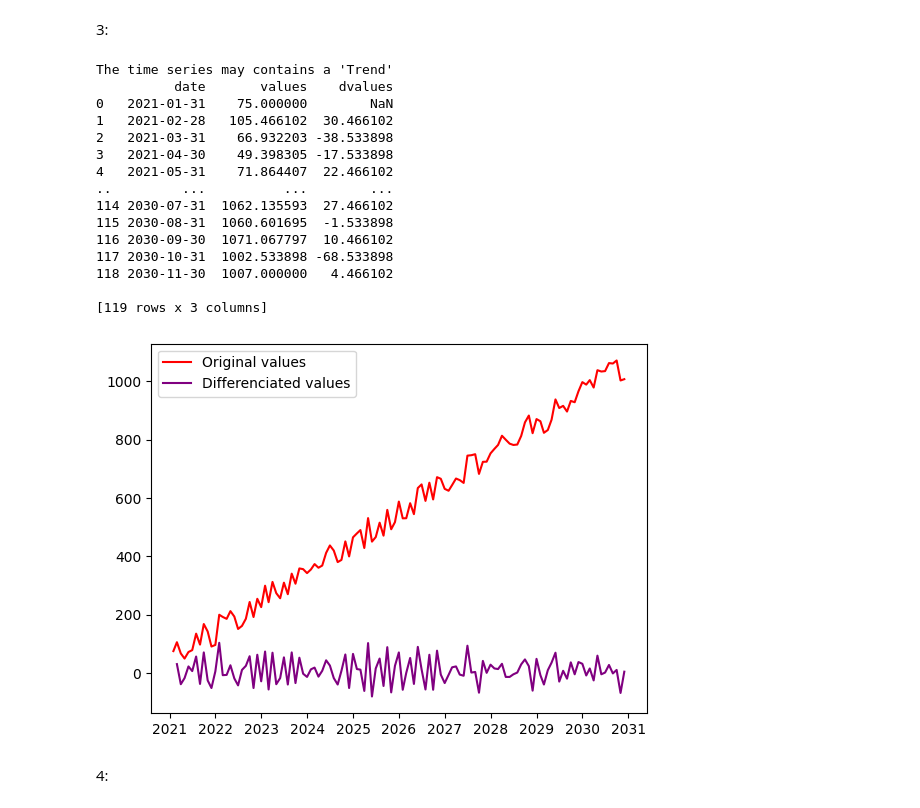
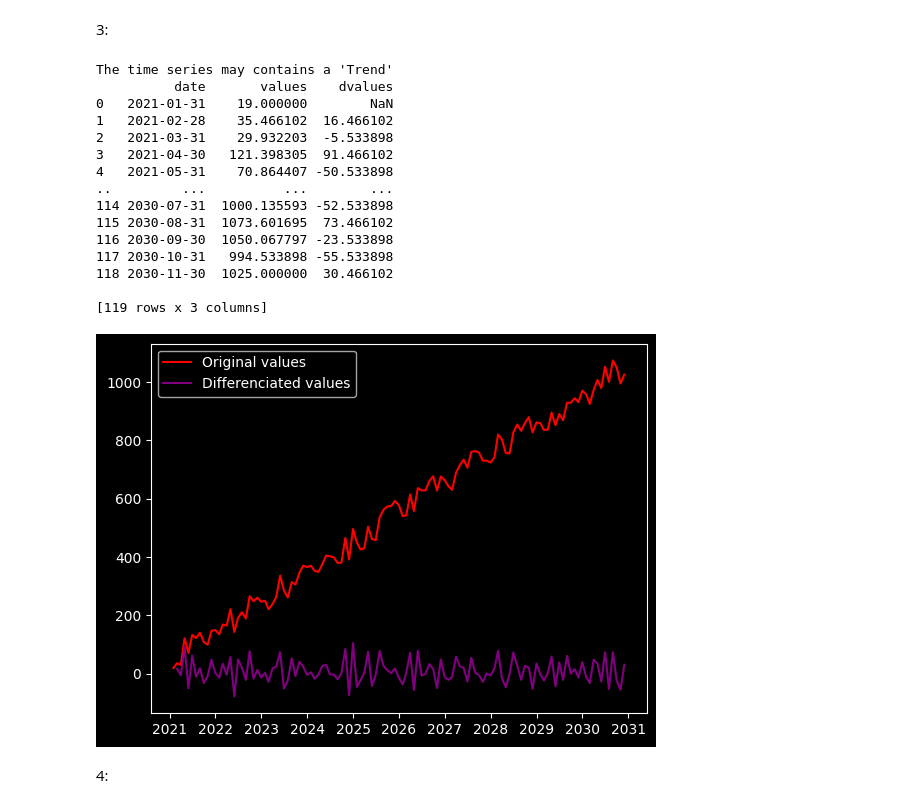
Before and after one commit to haroontrailblazer/EDA, a Jupyter notebook: Time series plots/opt.ipynb, the cells around one changed output. Saved outputs shown, nothing was run; the diff lists cells and outputs as text; code cells hidden in the pictures.

```diff
--- a/Time series plots/opt.ipynb
+++ b/Time series plots/opt.ipynb
@@ -5,26 +5,31 @@ import pandas as pd
 import matplotlib.pyplot as pt
 import numpy as np
 import seaborn as sp
+
 #creating a date from 01-01-2021 to 30-12-2030
 #the data dosen't contains any noise you easily visualize an positive linear trend in it
 date=pd.date_range(start='01-01-21',end='30-12-30',freq='M')
+
 #creating a valus column with parallel to date range
 values=np.linspace(1,750,len(date))
 ip=values+np.random.random_integers(1,40,len(date))
 df=pd.DataFrame({'date':date,'values':ip})
+
 #creating seperate column for year,day,month
 df['year']=df['date'].dt.year
 df['day']=df['date'].dt.day
 df['month']=df['date'].dt.month
 print(df)
 df.info()
+
+pt.style.use('dark_background')
 pt.plot(df['date'],df['values'],linestyle='-',marker='o',color='red',label='trends')
 pt.title('time series analysis')
 pt.xlabel('date')
 pt.ylabel('values')
 pt.legend()
 pt.show()
-sp.set_style='whitegrid'
+
 sp.lineplot(x=df['date'],y=df['values'],label='trends')
 pt.title('time series analysis')
 pt.xlabel('date')
@@ -57,19 +62,25 @@ memory usage: 3.4 KB
 import pandas as pd
 import matplotlib.pyplot as pt
 import numpy as np
-import seaborn as sp
 from statsmodels.tsa.seasonal import seasonal_decompose
+
 #creating a date from 01-01-2021 to 30-12-2030
 #the data dosen't contains any noise you easily visualize an positive linear trend in it
-date=pd.date_range(start='01-01-21',end='30-12-30',freq='m')
+date=pd.date_range(start='01-01-21',end='30-12-30',freq='D')
+
 #creating a valus column with parallel to date range
 values=np.linspace(1,750,len(date))
 ip=values+np.random.random_integers(1,30,len(date))
 df=pd.DataFrame({'date':date,'values':ip})
+
+#Seasonal decomposition
 s=seasonal_decompose(df["values"],model='additive',period=9)
 e=s.resid
 t=s.trend
 s=s.seasonal
+
+#plotting the data
+pt.style.use('dark_background')
 pt.figure(figsize=(14,10))
 pt.subplot(411)
 pt.plot(df['date'],df['values'],label='Original values',color='grey')
@@ -95,45 +106,54 @@ pt.show()
 # %%
 import pandas as pd
 import matplotlib.pyplot as pt
 import numpy as np
 from statsmodels.tsa.stattools import adfuller
+
 #creating a date from 01-01-2021 to 30-12-2030
 #the data dosen't contains any noise you easily visualize an positive linear trend in it
-date=pd.date_range(start='01-01-21',end='30-12-30',freq='ME')
+date=pd.date_range(start='01-01-21',end='30-12-30',freq='M')
+
 #creating a valus column with parallel to date range
 values=np.linspace(1,1000,len(date))
+
 #creating noise over a linear data
 ip=values+np.random.random_integers(1,100,len(date))
 df=pd.DataFrame({'date':date,'values':ip})
+
 #finding hypothesis
 r=adfuller(df['values'],autolag="AIC")
 if r[1]<=0.05:
     print("Rject null hypothesis.The time series is likely stationary")
 else:
     print("The time series may contains a 'Trend'")
+
+#calculating the differenciated values
 df['dvalues']=df['values'].diff()
 print(df)
+
+#plotting the data
+pt.style.use('dark_background')
 pt.plot(df['date'],df['values'],label='Original values',color="red")
 pt.plot(df['date'],df['dvalues'],label='Differenciated values',color="purple")
 pt.legend()
 pt.show()
 # %% [output]
 The time series may contains a 'Trend'
           date       values    dvalues
-0   2021-01-31    75.000000        NaN
-1   2021-02-28   105.466102  30.466102
-2   2021-03-31    66.932203 -38.533898
-3   2021-04-30    49.398305 -17.533898
-4   2021-05-31    71.864407  22.466102
+0   2021-01-31    19.000000        NaN
+1   2021-02-28    35.466102  16.466102
+2   2021-03-31    29.932203  -5.533898
+3   2021-04-30   121.398305  91.466102
+4   2021-05-31    70.864407 -50.533898
 ..         ...          ...        ...
-114 2030-07-31  1062.135593  27.466102
-115 2030-08-31  1060.601695  -1.533898
-116 2030-09-30  1071.067797  10.466102
-117 2030-10-31  1002.533898 -68.533898
-118 2030-11-30  1007.000000   4.466102
+114 2030-07-31  1000.135593 -52.533898
+115 2030-08-31  1073.601695  73.466102
+116 2030-09-30  1050.067797 -23.533898
+117 2030-10-31   994.533898 -55.533898
+118 2030-11-30  1025.000000  30.466102
 
 [119 rows x 3 columns]
-[figure, old version]
+[figure, new version]
 # %% [markdown]
 4:
 # %%
```
Also changed, not shown: parts of 6 cells of this notebook, 11 other files.
